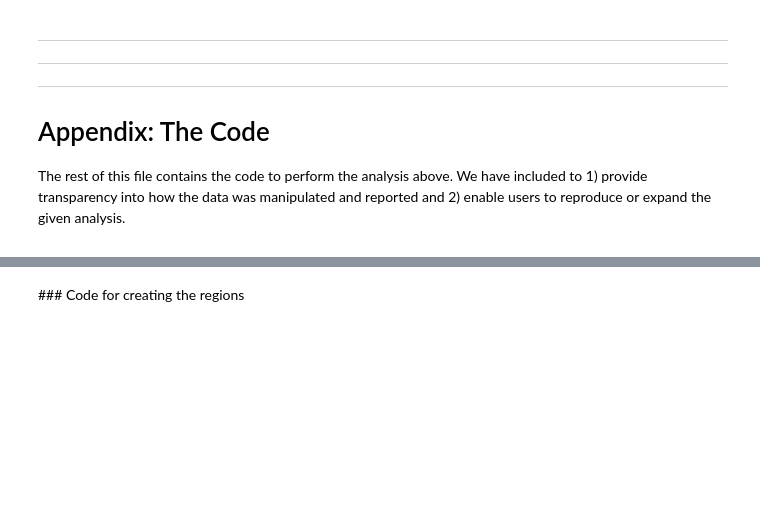
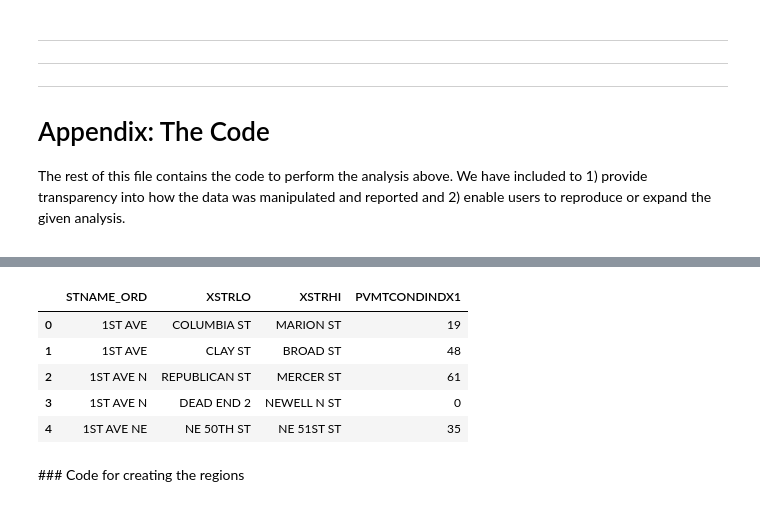
Before and after one commit to pcwright1/DATA-512-Final-Project, a Jupyter notebook: Data512 Final Project Notebook.ipynb, the cells around one changed output, grey strips where cells are left out. Cells and saved outputs as stored; diff of their text form; code cells hidden in the pictures; blank space fills up the shorter version.

```diff
--- a/Data512 Final Project Notebook.ipynb
+++ b/Data512 Final Project Notebook.ipynb
@@ -194,6 +194,13 @@ data.head()
 # %%
 # The most important columns
-data[data['condition']==-1][['STNAME_ORD','XSTRLO','XSTRHI','PVMTCONDINDX1']]
+data[['STNAME_ORD','XSTRLO','XSTRHI','PVMTCONDINDX1']].head()
+# %% [output]
+|  | STNAME_ORD | XSTRLO | XSTRHI | PVMTCONDINDX1 |
+| 0 | 1ST AVE | COLUMBIA ST | MARION ST | 19 |
+| 1 | 1ST AVE | CLAY ST | BROAD ST | 48 |
+| 2 | 1ST AVE N | REPUBLICAN ST | MERCER ST | 61 |
+| 3 | 1ST AVE N | DEAD END 2 | NEWELL N ST | 0 |
+| 4 | 1ST AVE NE | NE 50TH ST | NE 51ST ST | 35 |
 # %% [markdown]
 <div id='region-code'/>
 ### Code for creating the regions
```
Also changed, not shown: parts of 7 cells of this notebook, 1 other file.
